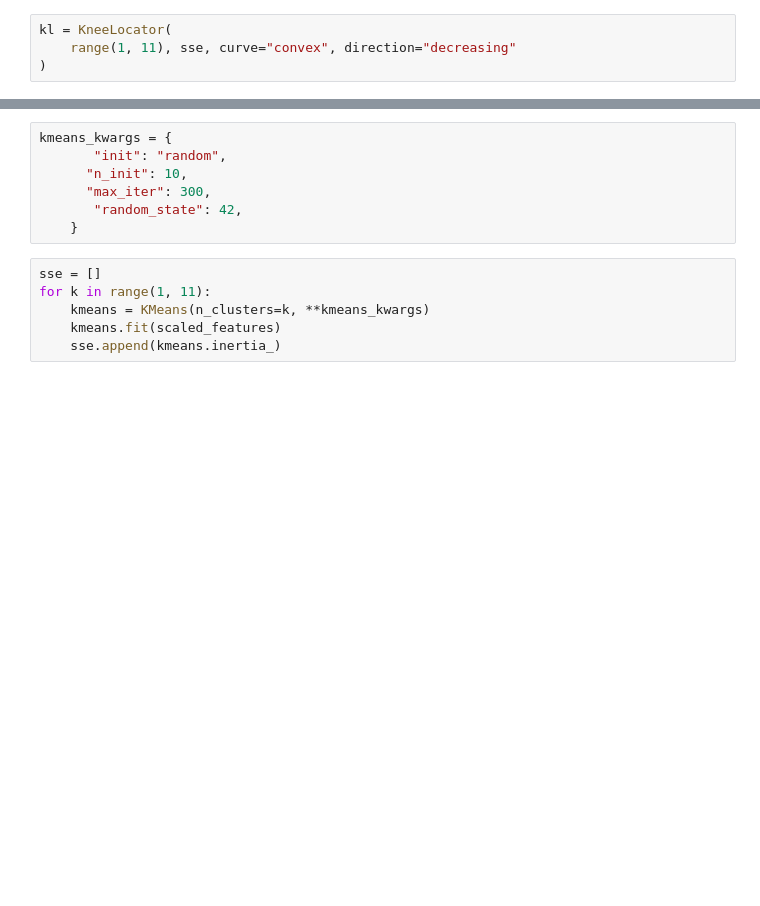
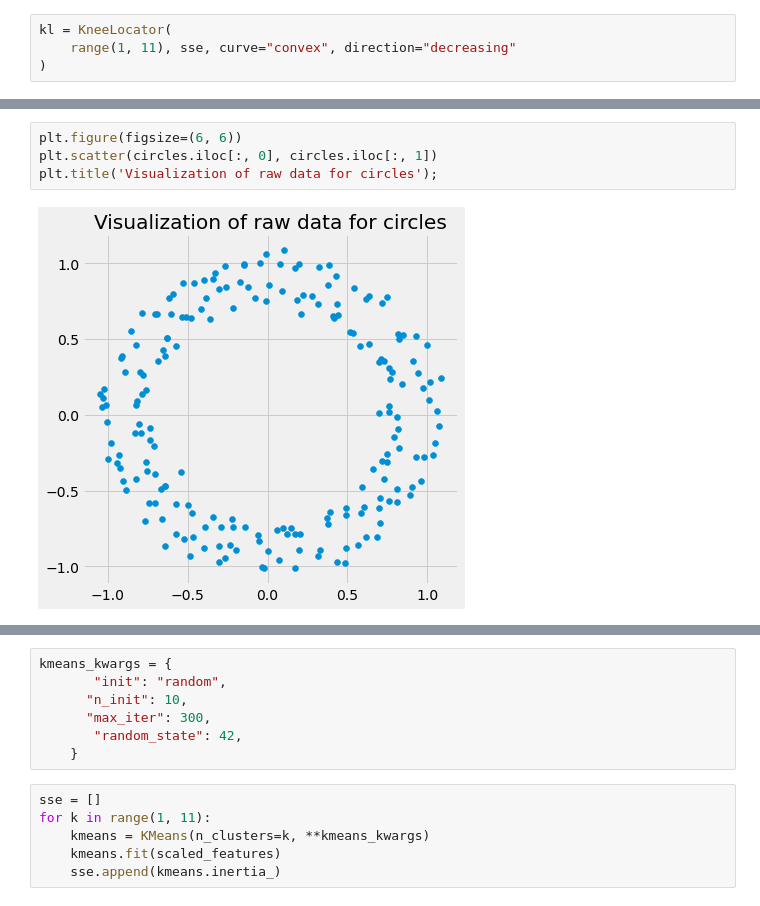
Before and after one commit to codyvi/ML-Homeworks, a Jupyter notebook: 06-K-Means/K-Means.ipynb, the cells around one changed output, grey strips where cells are left out. Saved outputs shown, nothing was run; the diff lists cells and outputs as text; blank space fills up the shorter version.

```diff
--- a/06-K-Means/K-Means.ipynb
+++ b/06-K-Means/K-Means.ipynb
@@ -326,0 +158,6 @@ ax.add_artist(legend1)
+# %%
+plt.figure(figsize=(6, 6))
+plt.scatter(circles.iloc[:, 0], circles.iloc[:, 1])
+plt.title('Visualization of raw data for circles');
+# %% [output]
+[figure, added]
```
Also changed, not shown: parts of 84 cells of this notebook.
